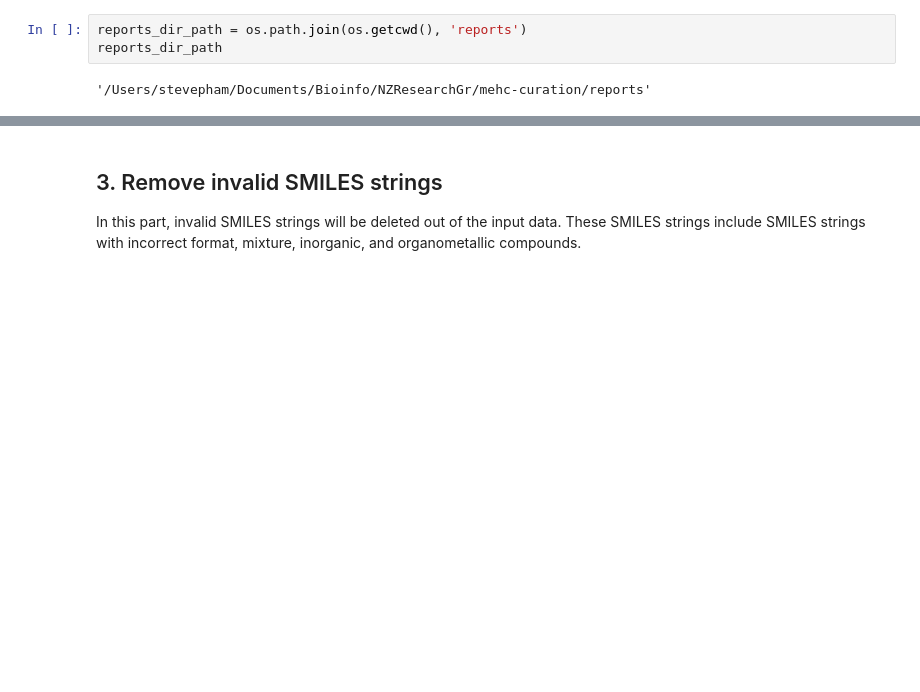
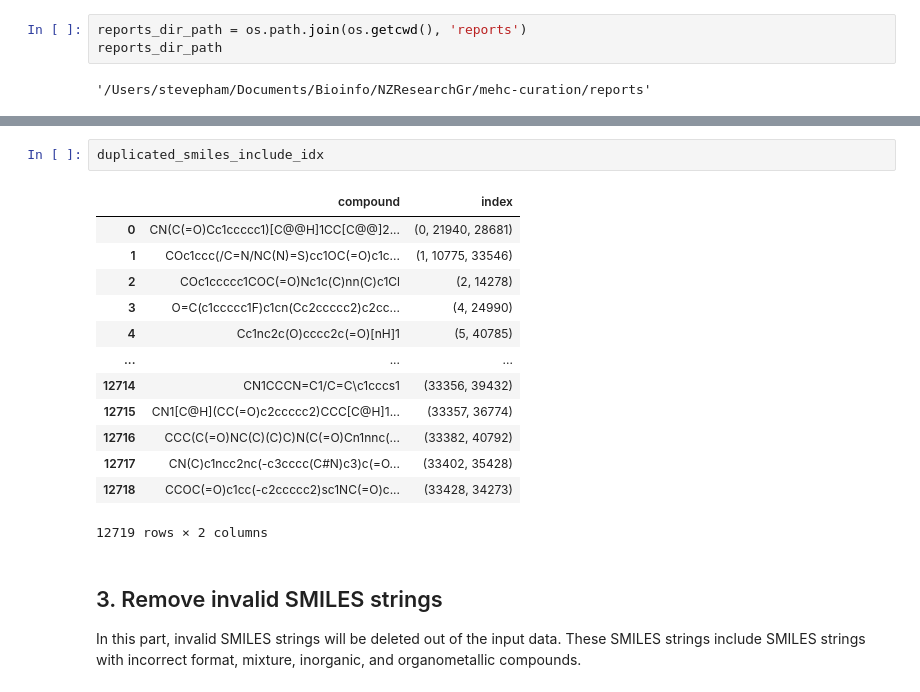
Before and after one commit to biochem-data-sci/mehc-curation, a Jupyter notebook: guideline_test.ipynb, the cells around one changed output, grey strips where cells are left out. Cells and saved outputs as stored; diff of their text form; blank space fills up the shorter version.

```diff
--- a/guideline_test.ipynb
+++ b/guideline_test.ipynb
@@ -46,3 +65,19 @@ reports_dir_path
+# %%
+duplicated_smiles_include_idx
+# %% [output]
+|  | compound | index |
+| 0 | CN(C(=O)Cc1ccccc1)[C@@H]1CC[C@@]2... | (0, 21940, 28681) |
+| 1 | COc1ccc(/C=N/NC(N)=S)cc1OC(=O)c1c... | (1, 10775, 33546) |
+| 2 | COc1ccccc1COC(=O)Nc1c(C)nn(C)c1Cl | (2, 14278) |
+| 3 | O=C(c1ccccc1F)c1cn(Cc2ccccc2)c2cc... | (4, 24990) |
+| 4 | Cc1nc2c(O)cccc2c(=O)[nH]1 | (5, 40785) |
+| ... | ... | ... |
+| 12714 | CN1CCCN=C1/C=C\c1cccs1 | (33356, 39432) |
+| 12715 | CN1[C@H](CC(=O)c2ccccc2)CCC[C@H]1... | (33357, 36774) |
+| 12716 | CCC(C(=O)NC(C)(C)C)N(C(=O)Cn1nnc(... | (33382, 40792) |
+| 12717 | CN(C)c1ncc2nc(-c3cccc(C#N)c3)c(=O... | (33402, 35428) |
+| 12718 | CCOC(=O)c1cc(-c2ccccc2)sc1NC(=O)c... | (33428, 34273) |
+12719 rows × 2 columns
 # %% [markdown]
 ## 3. Remove invalid SMILES strings
 In this part, invalid SMILES strings will be deleted out of the input data. These SMILES strings include SMILES strings with incorrect format, mixture, inorganic, and organometallic compounds.
```
Also changed, not shown: parts of 11 cells of this notebook, 5 other files.
